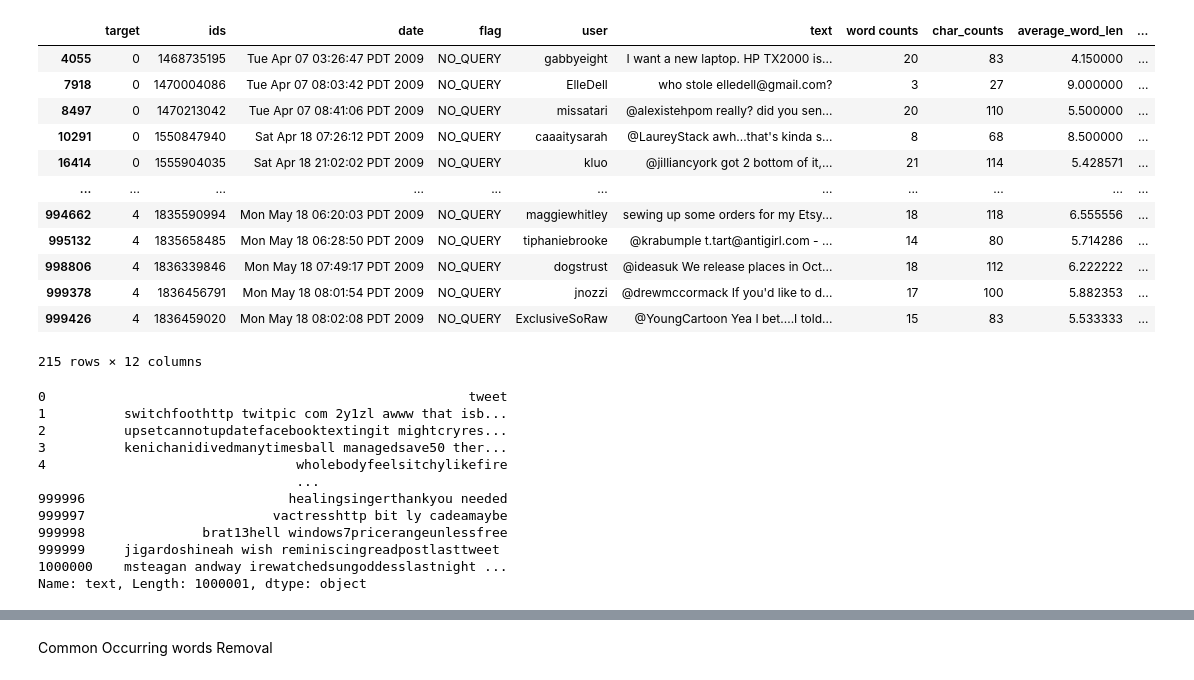
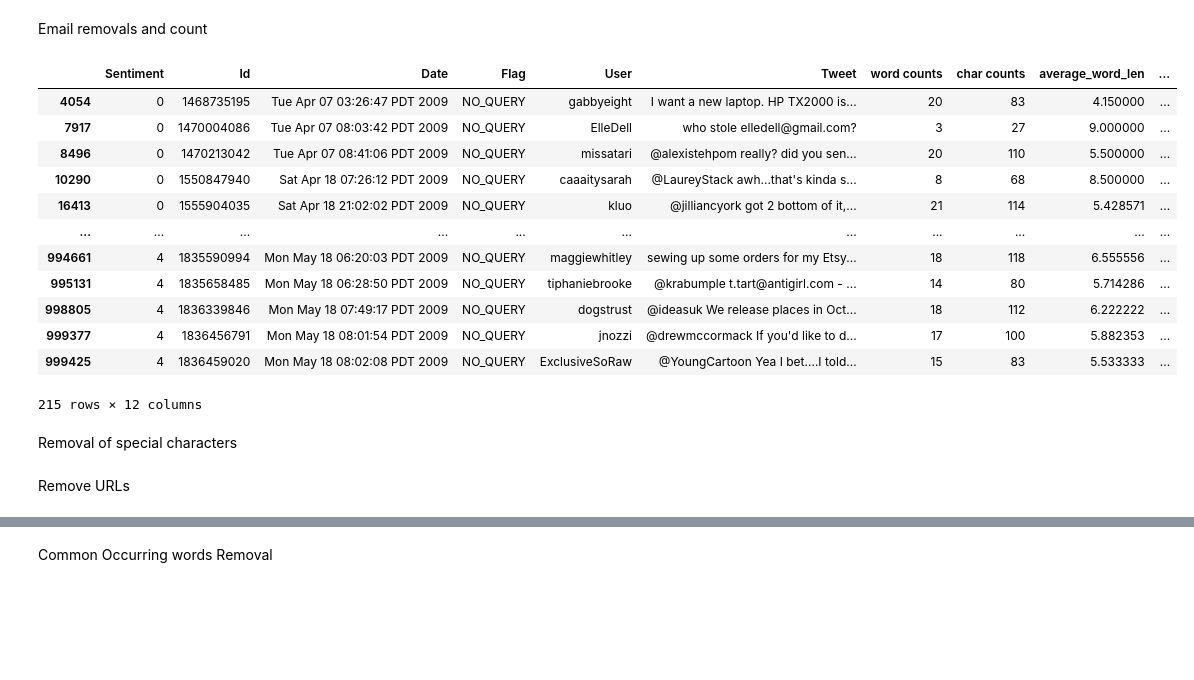
Before and after one commit to ArunkumarBairavan/GUVI-CAPSTONE-PROJECTS, a Jupyter notebook: Twitter_Sentiment_Analysis/Twitter_Sentiment_Analysis.ipynb, the cells around one changed output, grey strips where cells are left out. Saved outputs shown, nothing was run; the diff lists cells and outputs as text; code cells hidden in the pictures; blank space fills up the shorter version.

```diff
--- a/Twitter_Sentiment_Analysis/Twitter_Sentiment_Analysis.ipynb
+++ b/Twitter_Sentiment_Analysis/Twitter_Sentiment_Analysis.ipynb
@@ -29,6 +22,6 @@ df.shape
 # %%
 df_copy = df.copy()
 # %%
-df_copy['word counts'] = df_copy['text'].apply(lambda x : len(x.split()))
+df_copy['word counts'] = df_copy['Tweet'].apply(lambda x : len(x.split()))
 df_copy.head()
 # %% [output]
@@ -44,6 +37,6 @@ def char_counts(x):
     x = ''.join(x)
     return len(x)
 # %%
-df_copy['char_counts'] = df_copy['text'].apply(lambda x : char_counts(x))
+df_copy['char counts'] = df_copy['Tweet'].apply(lambda x : char_counts(x))
 df_copy.head()
 # %% [output]
@@ -56,4 +49,4 @@ df_copy.head()
 # %%
-df_copy['average_word_len'] = df_copy['char_counts']/df_copy['word counts']
+df_copy['average_word_len'] = df_copy['char counts']/df_copy['word counts']
 df_copy.head()
 # %% [output]
@@ -114,5 +107,5 @@ df_copy.head()
 # %%
-df_copy['numeric_counts'] = df_copy['text'].apply(lambda x : len([t for t in x.split() if t.isdigit()]))
+df_copy['numeric_counts'] = df_copy['Tweet'].apply(lambda x : len([t for t in x.split() if t.isdigit()]))
 # %%
 df_copy[df_copy['numeric_counts']==5]
 # %% [output]
@@ -270,22 +263,24 @@ df['text'] = df['text'].apply(lambda x : expand(x))
 # %%
 import re
+# %% [markdown]
+ Email removals and count
 # %%
-# re.findall(r'([a-z0-9+._-]+@[a-z0-9+._-]+\.[a-z0-9+_-]+)',x)
-df_copy['emails'] = df_copy['text'].apply(lambda x : re.findall(r'([a-z0-9+._-]+@[a-z0-9+._-]+\.[a-z0-9+_-]+)',x))
+ # re.findall(r'([a-z0-9+._-]+@[a-z0-9+._-]+\.[a-z0-9+_-]+)',x)
+df_copy['emails'] = df_copy['Tweet'].apply(lambda x : re.findall(r'([a-z0-9+._-]+@[a-z0-9+._-]+\.[a-z0-9+_-]+)',x))
 df_copy['email_count'] = df_copy['emails'].apply(lambda x : len(x))
 df_copy[df_copy['email_count']==1]
 # %% [output]
-|  | target | ids | date | flag | user | text | word counts | char_counts | average_word_len | ... |
-| 4055 | 0 | 1468735195 | Tue Apr 07 03:26:47 PDT 2009 | NO_QUERY | gabbyeight | I want a new laptop. HP TX2000 is... | 20 | 83 | 4.150000 | ... |
-| 7918 | 0 | 1470004086 | Tue Apr 07 08:03:42 PDT 2009 | NO_QUERY | ElleDell | who stole elledell@gmail.com? | 3 | 27 | 9.000000 | ... |
-| 8497 | 0 | 1470213042 | Tue Apr 07 08:41:06 PDT 2009 | NO_QUERY | missatari | @alexistehpom really? did you sen... | 20 | 110 | 5.500000 | ... |
-| 10291 | 0 | 1550847940 | Sat Apr 18 07:26:12 PDT 2009 | NO_QUERY | caaaitysarah | @LaureyStack awh...that's kinda s... | 8 | 68 | 8.500000 | ... |
-| 16414 | 0 | 1555904035 | Sat Apr 18 21:02:02 PDT 2009 | NO_QUERY | kluo | @jilliancyork got 2 bottom of it,... | 21 | 114 | 5.428571 | ... |
+|  | Sentiment | Id | Date | Flag | User | Tweet | word counts | char counts | average_word_len | ... |
+| 4054 | 0 | 1468735195 | Tue Apr 07 03:26:47 PDT 2009 | NO_QUERY | gabbyeight | I want a new laptop. HP TX2000 is... | 20 | 83 | 4.150000 | ... |
+| 7917 | 0 | 1470004086 | Tue Apr 07 08:03:42 PDT 2009 | NO_QUERY | ElleDell | who stole elledell@gmail.com? | 3 | 27 | 9.000000 | ... |
+| 8496 | 0 | 1470213042 | Tue Apr 07 08:41:06 PDT 2009 | NO_QUERY | missatari | @alexistehpom really? did you sen... | 20 | 110 | 5.500000 | ... |
+| 10290 | 0 | 1550847940 | Sat Apr 18 07:26:12 PDT 2009 | NO_QUERY | caaaitysarah | @LaureyStack awh...that's kinda s... | 8 | 68 | 8.500000 | ... |
+| 16413 | 0 | 1555904035 | Sat Apr 18 21:02:02 PDT 2009 | NO_QUERY | kluo | @jilliancyork got 2 bottom of it,... | 21 | 114 | 5.428571 | ... |
 | ... | ... | ... | ... | ... | ... | ... | ... | ... | ... | ... |
-| 994662 | 4 | 1835590994 | Mon May 18 06:20:03 PDT 2009 | NO_QUERY | maggiewhitley | sewing up some orders for my Etsy... | 18 | 118 | 6.555556 | ... |
-| 995132 | 4 | 1835658485 | Mon May 18 06:28:50 PDT 2009 | NO_QUERY | tiphaniebrooke | @krabumple t.tart@antigirl.com - ... | 14 | 80 | 5.714286 | ... |
-| 998806 | 4 | 1836339846 | Mon May 18 07:49:17 PDT 2009 | NO_QUERY | dogstrust | @ideasuk We release places in Oct... | 18 | 112 | 6.222222 | ... |
-| 999378 | 4 | 1836456791 | Mon May 18 08:01:54 PDT 2009 | NO_QUERY | jnozzi | @drewmccormack If you'd like to d... | 17 | 100 | 5.882353 | ... |
-| 999426 | 4 | 1836459020 | Mon May 18 08:02:08 PDT 2009 | NO_QUERY | ExclusiveSoRaw | @YoungCartoon Yea I bet....I told... | 15 | 83 | 5.533333 | ... |
+| 994661 | 4 | 1835590994 | Mon May 18 06:20:03 PDT 2009 | NO_QUERY | maggiewhitley | sewing up some orders for my Etsy... | 18 | 118 | 6.555556 | ... |
+| 995131 | 4 | 1835658485 | Mon May 18 06:28:50 PDT 2009 | NO_QUERY | tiphaniebrooke | @krabumple t.tart@antigirl.com - ... | 14 | 80 | 5.714286 | ... |
+| 998805 | 4 | 1836339846 | Mon May 18 07:49:17 PDT 2009 | NO_QUERY | dogstrust | @ideasuk We release places in Oct... | 18 | 112 | 6.222222 | ... |
+| 999377 | 4 | 1836456791 | Mon May 18 08:01:54 PDT 2009 | NO_QUERY | jnozzi | @drewmccormack If you'd like to d... | 17 | 100 | 5.882353 | ... |
+| 999425 | 4 | 1836459020 | Mon May 18 08:02:08 PDT 2009 | NO_QUERY | ExclusiveSoRaw | @YoungCartoon Yea I bet....I told... | 15 | 83 | 5.533333 | ... |
 215 rows × 12 columns
 # %%
@@ -293 +288,3 @@ df['text'] = df['text'].apply(lambda x : re.sub(r'([a-z0-9+._-]+@[a-z0-9+._-]+\.
+# %% [markdown]
+ Removal of special characters
 # %%
@@ -295,18 +292,7 @@ df['text'] = df['text'].apply(lambda x : re.sub(r'[^\w]+'," ",x))
+# %% [markdown]
+Remove URLs
 # %%
-df['text'].apply(lambda x : re.sub(r'(http|https|ftp|ssh)://([\w_-]+(?:(?:\.[\w_-]+)+))([\w.,@?^=%&:/~+#-]*[\w@?^=%&/~+#-])?'," ",x))
+df['Tweet'] = df['Tweet'].apply(lambda x : re.sub(r'(http|https|ftp|ssh)://([\w_-]+(?:(?:\.[\w_-]+)+))([\w.,@?^=%&:/~+#-]*[\w@?^=%&/~+#-])?'," ",x))
-# %% [output]
-0                                                      tweet
-1          switchfoothttp twitpic com 2y1zl awww that isb...
-2          upsetcannotupdatefacebooktextingit mightcryres...
-3          kenichanidivedmanytimesball managedsave50 ther...
-4                                wholebodyfeelsitchylikefire
-                                 ...
-999996                          healingsingerthankyou needed
-999997                        vactresshttp bit ly cadeamaybe
-999998               brat13hell windows7pricerangeunlessfree
-999999     jigardoshineah wish reminiscingreadpostlasttweet
-1000000    msteagan andway irewatchedsungoddesslastnight ...
-Name: text, Length: 1000001, dtype: object
 # %%
 df.head()
 # %% [output]
```
Also changed, not shown: parts of 87 cells of this notebook.
